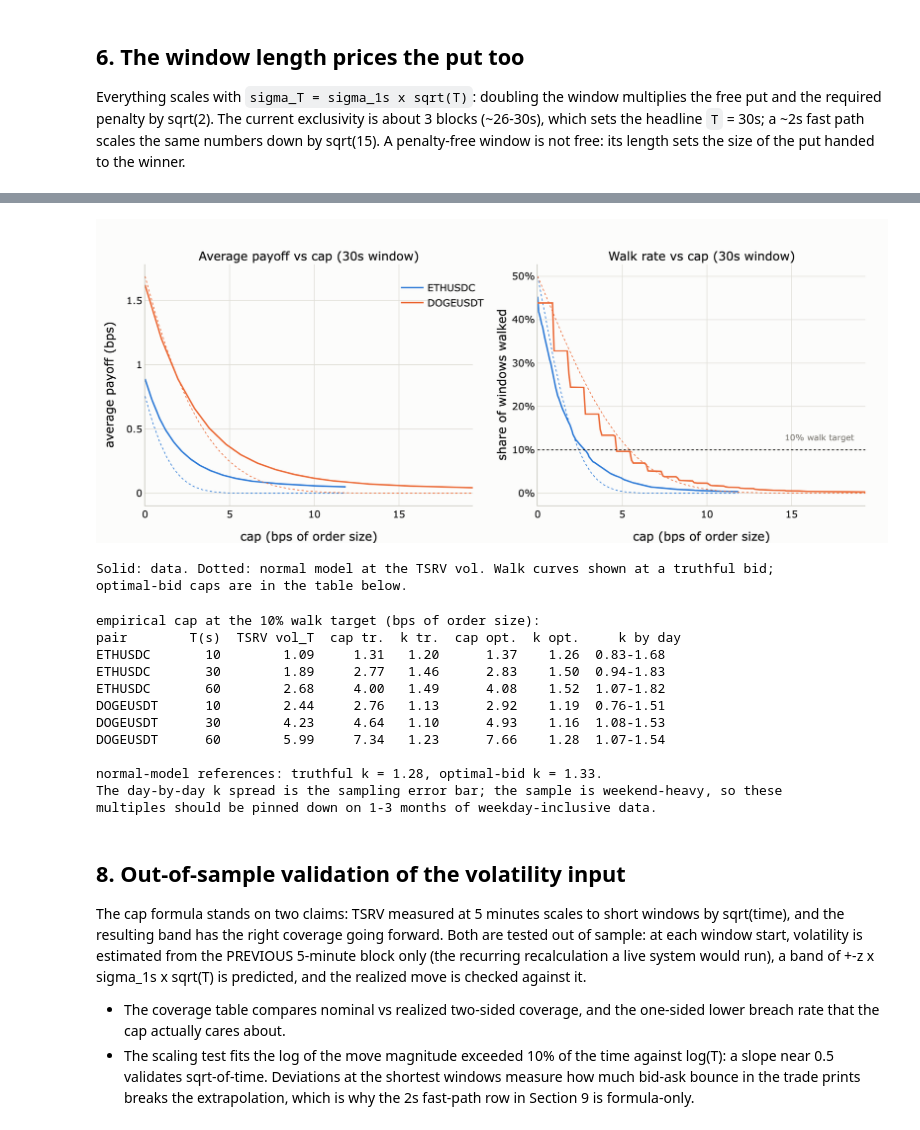
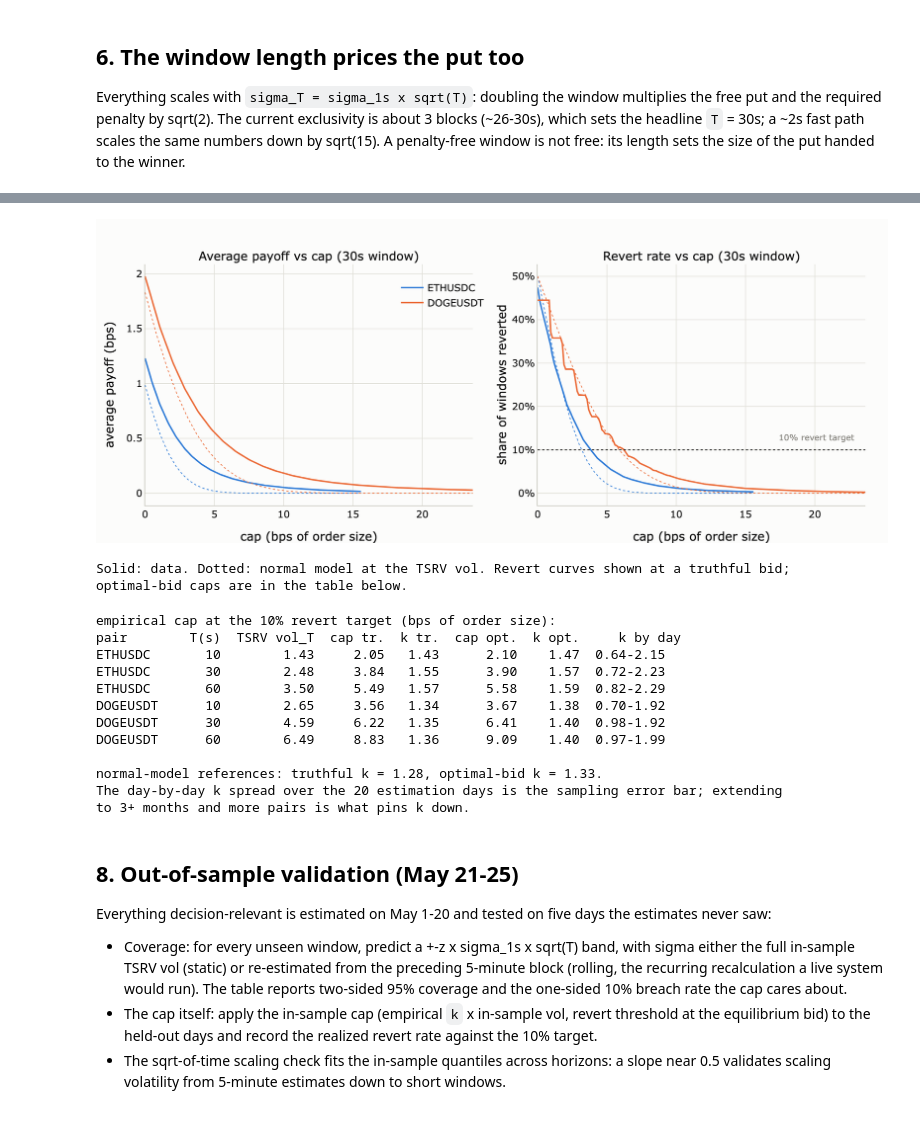
Before and after one commit to cowprotocol/penalty-research, a Jupyter notebook: solver_revert_option_pricing.ipynb, the cells around one changed output, grey strips where cells are left out. Cells and saved outputs as stored; diff of their text form; code cells hidden in the pictures.

```diff
--- a/solver_revert_option_pricing.ipynb
+++ b/solver_revert_option_pricing.ipynb
@@ -348,7 +362,7 @@ The cap connection: near the recommended cap (`c` around 1.3) the premium is ~85
 # %%
 ovp = lambda x: ov_closed(1.0, 0.0, x)              # put value in vol units at strike shift x
 comp_put = np.array([ovp(c) for c in cg])            # truthful-bid put
-comp_refund = betas*norm.cdf(-cg)                    # walk-state refund
+comp_refund = betas*norm.cdf(-cg)                    # revert-state refund
 comp_ps = betas - comp_put - comp_refund             # default option on the overbid
 ps_direct = np.array([ovp(c - b) - ovp(c) - b*norm.cdf(-c) for c, b in zip(cg, betas)])
 print(f"identity check: max |PS residual - PS closed form| = {np.max(np.abs(comp_ps - ps_direct)):.1e}"
@@ -356,7 +370,7 @@ print(f"identity check: max |PS residual - PS closed form| = {np.max(np.abs(comp
 
 fig = go.Figure()
 for name, series, col in [("truthful-bid put OV(c)", comp_put, "rgba(74,58,167,0.5)"),
-                          ("walk-state refund b* x Phi(-c)", comp_refund, "rgba(137,135,129,0.5)"),
+                          ("revert-state refund b* x Phi(-c)", comp_refund, "rgba(137,135,129,0.5)"),
                           ("default option on the overbid PS(b*)", comp_ps, "rgba(27,175,122,0.55)")]:
     fig.add_trace(go.Scatter(x=cg, y=series, mode="lines", stackgroup="one",
                              line=dict(width=0.5, color=col.replace("0.5", "1").replace("0.55", "1")),
@@ -472,39 +486,39 @@ DOGEUSDT: 8,638 non-overlapping 30s windows | raw std 4.84 bps vs TSRV vol 4.23
 # %%
 fig = make_subplots(rows=1, cols=2, horizontal_spacing=0.09,
                     subplot_titles=(f"Average payoff vs cap ({T_EXCL}s window)",
-                                    f"Walk rate vs cap ({T_EXCL}s window)"))
+                                    f"Revert rate vs cap ({T_EXCL}s window)"))
 for pair in PAIRS_EMP:
     _, end = windows_bps(PX[pair], T_EXCL)
     sT_r = sigma_T(pair, T_EXCL)
     caps = np.linspace(0, 4*max(sT_r, end.std()), 200)
     col = C_PAIR[pair]
     fig.add_trace(go.Scatter(x=caps, y=[np.mean(np.maximum(end, -c)) for c in caps], mode="lines",
                              line=dict(color=col, width=2), name=pair), row=1, col=1)
     fig.add_trace(go.Scatter(x=caps, y=[ov_closed(sT_r, 0, c) for c in caps], mode="lines",
                              line=dict(color=col, width=1, dash="dot"), showlegend=False), row=1, col=1)
     fig.add_trace(go.Scatter(x=caps, y=[np.mean(end < -c) for c in caps], mode="lines",
                              line=dict(color=col, width=2), showlegend=False), row=1, col=2)
     fig.add_trace(go.Scatter(x=caps, y=[p_revert(sT_r, 0, c) for c in caps], mode="lines",
                              line=dict(color=col, width=1, dash="dot"), showlegend=False), row=1, col=2)
 fig.add_hline(y=Q_TARGET, line=dict(color=INK, dash="dot", width=1), row=1, col=2)
-fig.add_annotation(text="10% walk target", x=0.97, xref="x2 domain", y=0.13, xanchor="right",
+fig.add_annotation(text="10% revert target", x=0.97, xref="x2 domain", y=0.13, xanchor="right",
                    showarrow=False, font=dict(color=GRAY, size=11), row=1, col=2)
 fig.update_xaxes(title_text="cap (bps of order size)", row=1, col=1)
 fig.update_xaxes(title_text="cap (bps of order size)", row=1, col=2)
 fig.update_yaxes(title_text="average payoff (bps)", row=1, col=1)
-fig.update_yaxes(title_text="share of windows walked", tickformat=".0%", row=1, col=2)
+fig.update_yaxes(title_text="share of windows reverted", tickformat=".0%", row=1, col=2)
 style(fig, h=430)
 fig.update_layout(legend=dict(x=0.35, y=0.95))
 fig.show()
-print("Solid: data. Dotted: normal model at the TSRV vol. Walk curves shown at a truthful bid;")
+print("Solid: data. Dotted: normal model at the TSRV vol. Revert curves shown at a truthful bid;")
 print("optimal-bid caps are in the table below.")
 # %% [output]
-[figure, old version]
+[figure, new version]
-Solid: data. Dotted: normal model at the TSRV vol. Walk curves shown at a truthful bid;
+Solid: data. Dotted: normal model at the TSRV vol. Revert curves shown at a truthful bid;
 optimal-bid caps are in the table below.
 # %%
 K_EMP = {}
-print(f"empirical cap at the {Q_TARGET:.0%} walk target (bps of order size):")
+print(f"empirical cap at the {Q_TARGET:.0%} revert target (bps of order size):")
 print(f"{'pair':10s} {'T(s)':>5s} {'TSRV vol_T':>11s} {'cap tr.':>8s} {'k tr.':>6s} "
       f"{'cap opt.':>9s} {'k opt.':>7s} {'k by day':>12s}")
 for pair in PAIRS_EMP:
@@ -514,38 +528,38 @@ for pair in PAIRS_EMP:
         sT_r = sigma_T(pair, T)
         cap_tr = float(-np.quantile(end, Q_TARGET))
         k_tr = cap_tr/sT_r
-        # optimal-bid version: walk iff move < b* - cap; threshold quantile gives
+        # optimal-bid version: revert iff move < b* - cap; threshold quantile gives
         # a = q10/sigma, cap_opt = sigma * p_call(a)  (closed chain, no root finding)
         a = np.quantile(end, Q_TARGET)/sT_r
         cap_opt = float(sT_r*p_call(a))
         K_EMP[pair][T] = cap_opt/sT_r
-        nd = len(end)//3
-        kd = [-np.quantile(end[i*nd:(i+1)*nd], Q_TARGET)/sT_r for i in range(3)]
+        nd = len(end)//len(DAYS_IS)
+        kd = [-np.quantile(end[i*nd:(i+1)*nd], Q_TARGET)/sT_r for i in range(len(DAYS_IS))]
         print(f"{pair:10s} {T:5d} {sT_r:11.2f} {cap_tr:8.2f} {k_tr:6.2f} "
               f"{cap_opt:9.2f} {cap_opt/sT_r:7.2f} {min(kd):5.2f}-{max(kd):4.2f}")
 print()
 print(f"normal-model references: truthful k = {norm.ppf(1-Q_TARGET):.2f}, optimal-bid k = "
       f"{norm.ppf(1-Q_TARGET)*norm.cdf(norm.ppf(1-Q_TARGET)) + norm.pdf(norm.ppf(1-Q_TARGET)):.2f}.")
-print("The day-by-day k spread is the sampling error bar; the sample is weekend-heavy, so these")
-print("multiples should be pinned down on 1-3 months of weekday-inclusive data.")
+print("The day-by-day k spread over the 20 estimation days is the sampling error bar; extending")
+print("to 3+ months and more pairs is what pins k down.")
 # %% [output]
-empirical cap at the 10% walk target (bps of order size):
+empirical cap at the 10% revert target (bps of order size):
 pair        T(s)  TSRV vol_T  cap tr.  k tr.  cap opt.  k opt.     k by day
-ETHUSDC       10        1.09     1.31   1.20      1.37    1.26  0.83-1.68
-ETHUSDC       30        1.89     2.77   1.46      2.83    1.50  0.94-1.83
-ETHUSDC       60        2.68     4.00   1.49      4.08    1.52  1.07-1.82
-DOGEUSDT      10        2.44     2.76   1.13      2.92    1.19  0.76-1.51
-DOGEUSDT      30        4.23     4.64   1.10      4.93    1.16  1.08-1.53
-DOGEUSDT      60        5.99     7.34   1.23      7.66    1.28  1.07-1.54
+ETHUSDC       10        1.43     2.05   1.43      2.10    1.47  0.64-2.15
+ETHUSDC       30        2.48     3.84   1.55      3.90    1.57  0.72-2.23
+ETHUSDC       60        3.50     5.49   1.57      5.58    1.59  0.82-2.29
+DOGEUSDT      10        2.65     3.56   1.34      3.67    1.38  0.70-1.92
+DOGEUSDT      30        4.59     6.22   1.35      6.41    1.40  0.98-1.92
+DOGEUSDT      60        6.49     8.83   1.36      9.09    1.40  0.97-1.99
 
 normal-model references: truthful k = 1.28, optimal-bid k = 1.33.
-The day-by-day k spread is the sampling error bar; the sample is weekend-heavy, so these
-multiples should be pinned down on 1-3 months of weekday-inclusive data.
+The day-by-day k spread over the 20 estimation days is the sampling error bar; extending
+to 3+ months and more pairs is what pins k down.
 # %% [markdown]
-## 8. Out-of-sample validation of the volatility input
+## 8. Out-of-sample validation (May 21-25)
 
-The cap formula stands on two claims: TSRV measured at 5 minutes scales to short windows by sqrt(time), and the resulting band has the right coverage going forward. Both are tested out of sample: at each window start, volatility is estimated from the PREVIOUS 5-minute block only (the recurring recalculation a live system would run), a band of +-z x sigma_1s x sqrt(T) is predicted, and the realized move is checked against it.
-
-- The coverage table compares nominal vs realized two-sided coverage, and the one-sided lower breach rate that the cap actually cares about.
-- The scaling test fits the log of the move magnitude exceeded 10% of the time against log(T): a slope near 0.5 validates sqrt-of-time. Deviations at the shortest windows measure how much bid-ask bounce in the trade prints breaks the extrapolation, which is why the 2s fast-path row in Section 9 is formula-only.
+Everything decision-relevant is estimated on May 1-20 and tested on five days the estimates never saw:
+- Coverage: for every unseen window, predict a +-z x sigma_1s x sqrt(T) band, with sigma either the full in-sample TSRV vol (static) or re-estimated from the preceding 5-minute block (rolling, the recurring recalculation a live system would run). The table reports two-sided 95% coverage and the one-sided 10% breach rate the cap cares about.
+- The cap itself: apply the in-sample cap (empirical `k` x in-sample vol, revert threshold at the equilibrium bid) to the held-out days and record the realized revert rate against the 10% target.
+- The sqrt-of-time scaling check fits the in-sample quantiles across horizons: a slope near 0.5 validates scaling volatility from 5-minute estimates down to short windows.
 # %%
```
Also changed, not shown: parts of 15 cells of this notebook.
